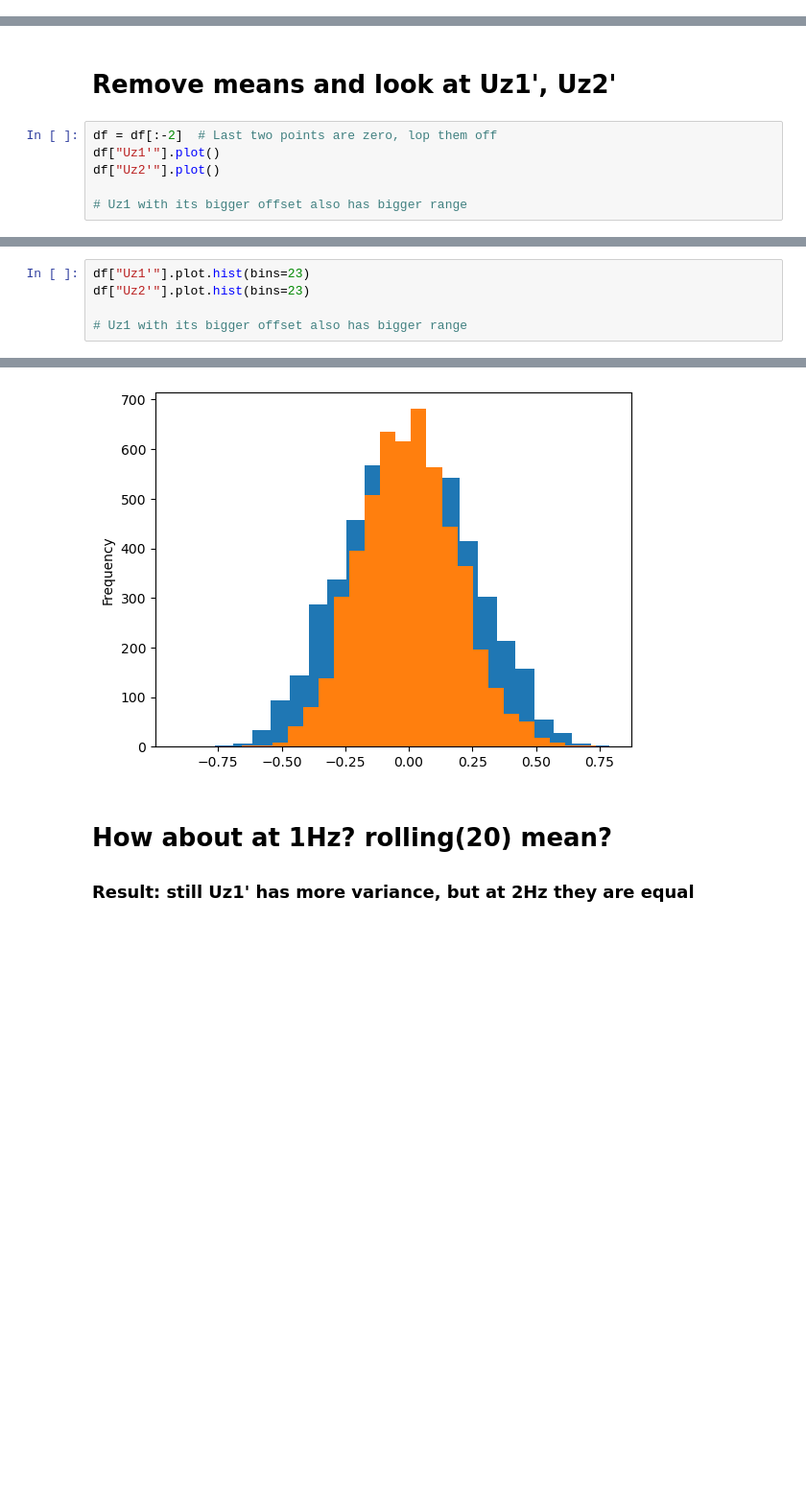
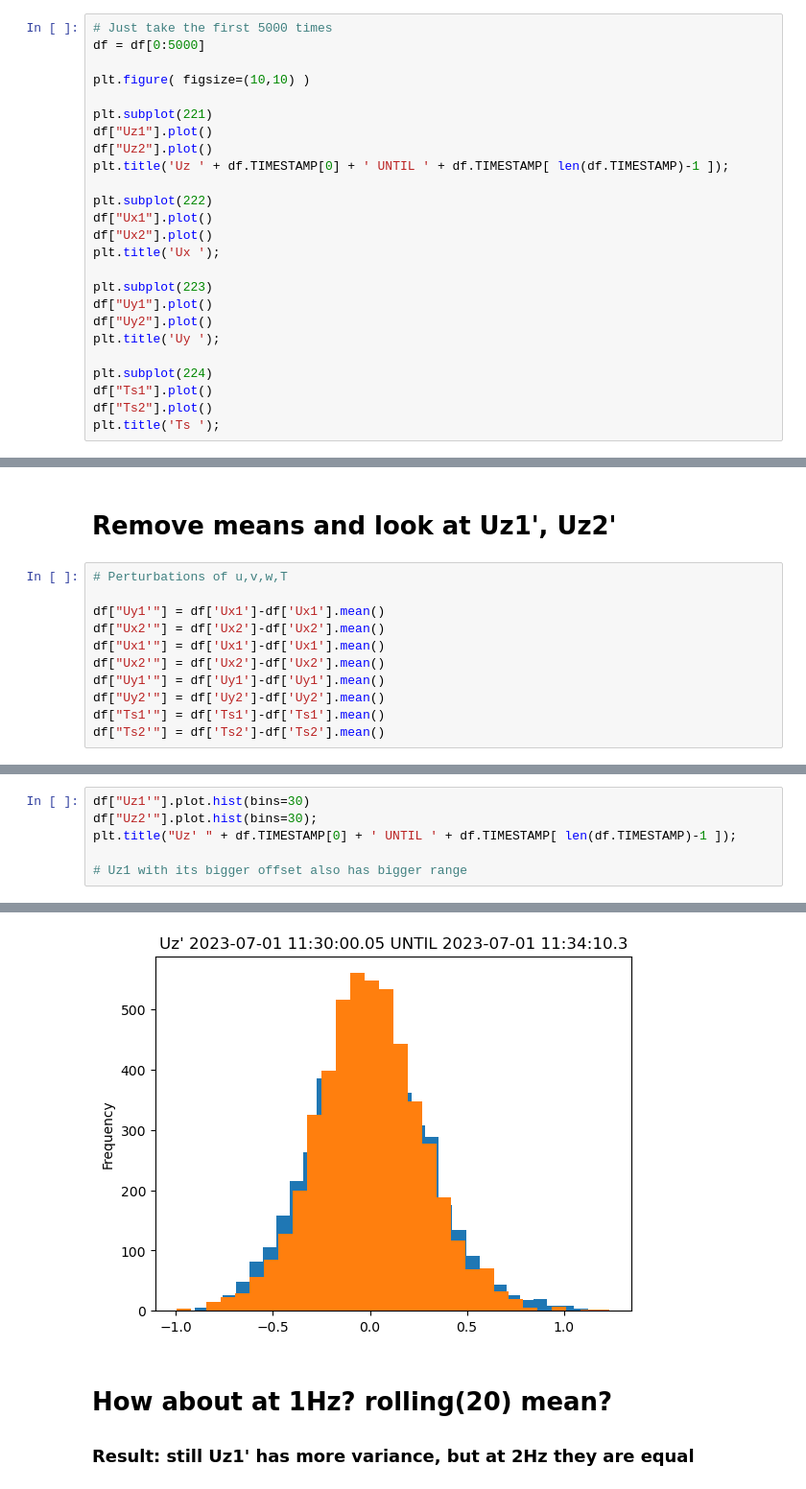
Before and after one commit to brianmapes/stratocu_waves, a Jupyter notebook: John_helicopter_data.ipynb, the cells around one changed output, grey strips where cells are left out. Shown at 96% size. Cells and saved outputs as stored; diff of their text form; blank space fills up the shorter version.

```diff
--- a/John_helicopter_data.ipynb
+++ b/John_helicopter_data.ipynb
@@ -49,0 +72,25 @@ df["Uz2"].plot()
+# %%
+# Just take the first 5000 times
+df = df[0:5000]
+
+plt.figure( figsize=(10,10) )
+
+plt.subplot(221)
+df["Uz1"].plot()
+df["Uz2"].plot()
+plt.title('Uz ' + df.TIMESTAMP[0] + ' UNTIL ' + df.TIMESTAMP[ len(df.TIMESTAMP)-1 ]);
+
+plt.subplot(222)
+df["Ux1"].plot()
+df["Ux2"].plot()
+plt.title('Ux ');
+
+plt.subplot(223)
+df["Uy1"].plot()
+df["Uy2"].plot()
+plt.title('Uy ');
+
+plt.subplot(224)
+df["Ts1"].plot()
+df["Ts2"].plot()
+plt.title('Ts ');
@@ -50,8 +99,13 @@ df["Uz2"].plot()
 # %% [markdown]
 # Remove means and look at Uz1', Uz2'
 # %%
-df = df[:-2]  # Last two points are zero, lop them off
-df["Uz1'"].plot()
-df["Uz2'"].plot()
+# Perturbations of u,v,w,T
 
-# Uz1 with its bigger offset also has bigger range
+df["Uy1'"] = df['Ux1']-df['Ux1'].mean()
+df["Ux2'"] = df['Ux2']-df['Ux2'].mean()
+df["Ux1'"] = df['Ux1']-df['Ux1'].mean()
+df["Ux2'"] = df['Ux2']-df['Ux2'].mean()
+df["Uy1'"] = df['Uy1']-df['Uy1'].mean()
+df["Uy2'"] = df['Uy2']-df['Uy2'].mean()
+df["Ts1'"] = df['Ts1']-df['Ts1'].mean()
+df["Ts2'"] = df['Ts2']-df['Ts2'].mean()
@@ -61,6 +120,7 @@ df["Uz2'"].plot()
 # %%
-df["Uz1'"].plot.hist(bins=23)
-df["Uz2'"].plot.hist(bins=23)
+df["Uz1'"].plot.hist(bins=30)
+df["Uz2'"].plot.hist(bins=30);
+plt.title("Uz' " + df.TIMESTAMP[0] + ' UNTIL ' + df.TIMESTAMP[ len(df.TIMESTAMP)-1 ]);
 
 # Uz1 with its bigger offset also has bigger range
 # %% [output]
@@ -68,4 +127,4 @@ df["Uz2'"].plot.hist(bins=23)
-[figure, old version]
+[figure, new version]
 # %% [markdown]
 # How about at 1Hz? rolling(20) mean?
 ### Result: still Uz1' has more variance, but at 2Hz they are equal
```
Also changed, not shown: parts of 29 cells of this notebook.
